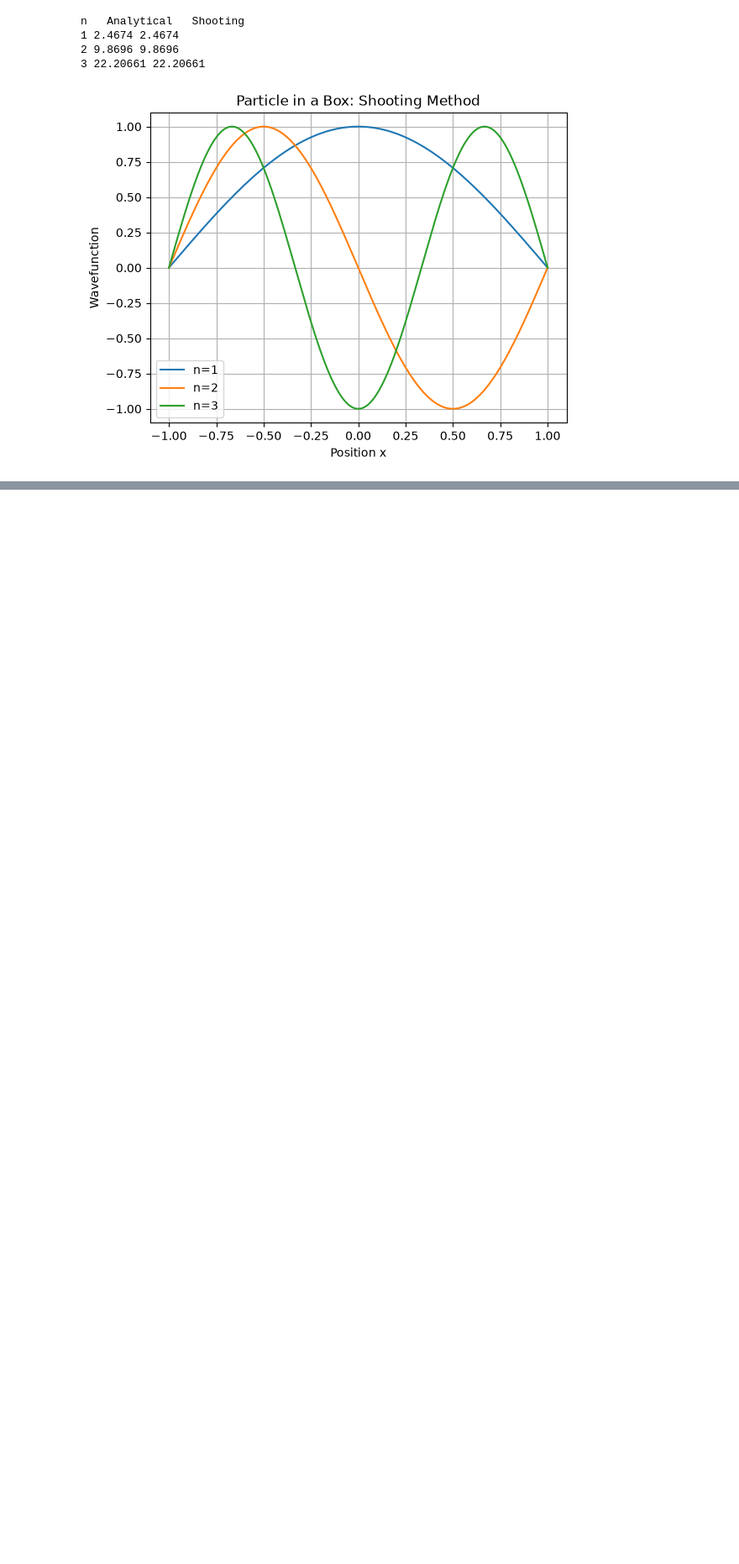
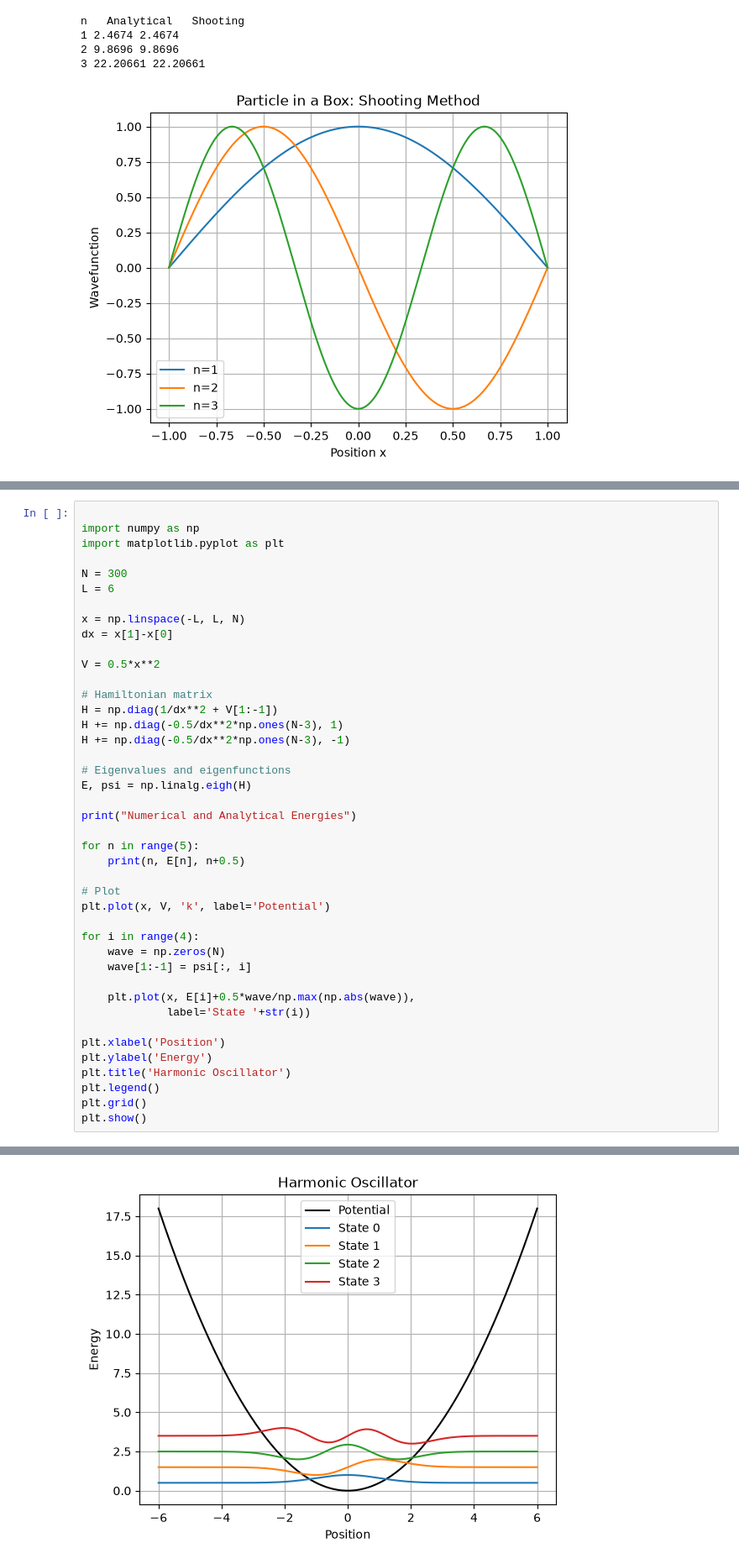
Before and after one commit to Tejas123-nitro/Quantum-Physics, a Jupyter notebook: Unit2.ipynb, the cells around one changed output, grey strips where cells are left out. Shown at 84% size. Cells and saved outputs as stored; diff of their text form; blank space fills up the shorter version.

```diff
--- a/Unit2.ipynb
+++ b/Unit2.ipynb
@@ -103,0 +152,43 @@ n   Analytical   Shooting
+# %%
+
+import numpy as np
+import matplotlib.pyplot as plt
+
+N = 300
+L = 6
+
+x = np.linspace(-L, L, N)
+dx = x[1]-x[0]
+
+V = 0.5*x**2
+
+# Hamiltonian matrix
+H = np.diag(1/dx**2 + V[1:-1])
+H += np.diag(-0.5/dx**2*np.ones(N-3), 1)
+H += np.diag(-0.5/dx**2*np.ones(N-3), -1)
+
+# Eigenvalues and eigenfunctions
+E, psi = np.linalg.eigh(H)
+
+print("Numerical and Analytical Energies")
+
+for n in range(5):
+    print(n, E[n], n+0.5)
+
+# Plot
+plt.plot(x, V, 'k', label='Potential')
+
+for i in range(4):
+    wave = np.zeros(N)
+    wave[1:-1] = psi[:, i]
+
+    plt.plot(x, E[i]+0.5*wave/np.max(np.abs(wave)),
+             label='State '+str(i))
+
+plt.xlabel('Position')
+plt.ylabel('Energy')
+plt.title('Harmonic Oscillator')
+plt.legend()
+plt.grid()
+plt.show()
+# %% [output]
@@ -103,0 +201 @@ n   Analytical   Shooting
+[figure, added]
```
Also changed, not shown: parts of 2 cells of this notebook.
